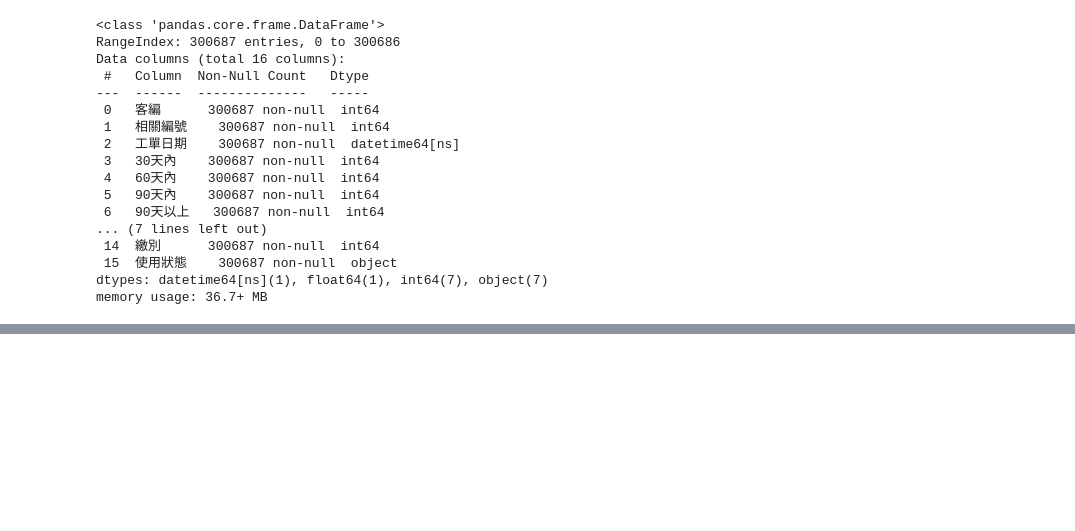
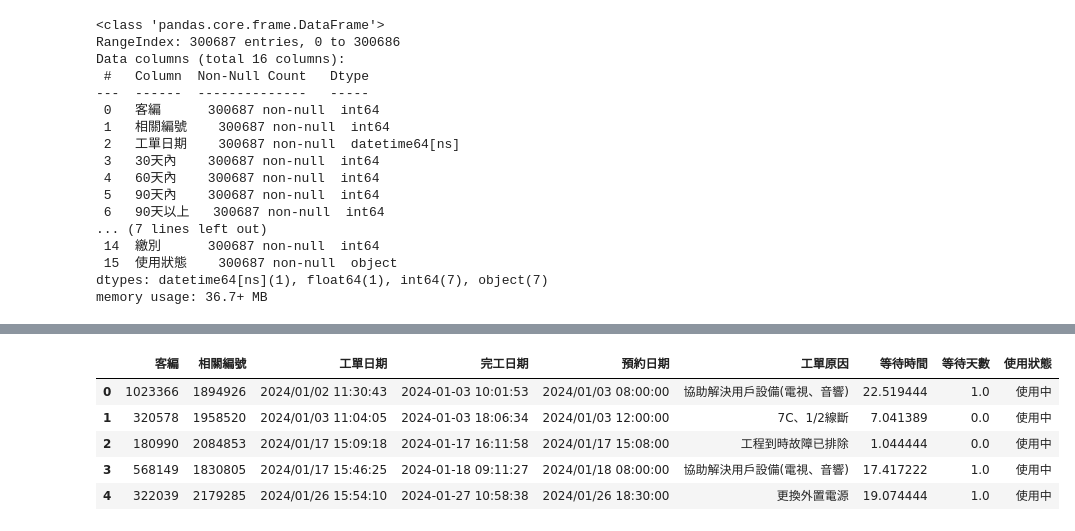
Before and after one commit to Kevinlo937/cord-cutting-predicated, a Jupyter notebook: topMSO_Dataset.ipynb, the cells around one changed output, grey strips where cells are left out. Cells and saved outputs as stored; diff of their text form; code cells hidden in the pictures; blank space fills up the shorter version.

```diff
--- a/topMSO_Dataset.ipynb
+++ b/topMSO_Dataset.ipynb
@@ -544,0 +547,37 @@ ds_doService_combo.to_csv('ds_doService_combo.csv', index=False, sep='^')
+# %%
+# 以 '完工日期' 內之日期為基礎，僅保留2024年資料
+
+print("=== 篩選2024年完工日期資料 ===")
+print(f"篩選前資料筆數: {len(ds_doService)}")
+
+# 轉換完工日期為datetime格式
+ds_doService['完工日期'] = pd.to_datetime(ds_doService['完工日期'], format='%Y/%m/%d %H:%M:%S', errors='coerce')
+
+# 檢查完工日期的年份分布
+print("\n完工日期年份分布:")
+year_counts = ds_doService['完工日期'].dt.year.value_counts().sort_index()
+print(year_counts)
+
+# 篩選2024年的資料
+ds_doService = ds_doService[ds_doService['完工日期'].dt.year == 2024]
+
+print(f"\n篩選後資料筆數: {len(ds_doService)}")
+print(f"刪除資料筆數: {len(ds_doService) - len(ds_doService)}")
+
+# 檢查篩選後的完工日期範圍
+if len(ds_doService) > 0:
+    print(f"\n2024年完工日期範圍:")
+    print(f"最早日期: {ds_doService['完工日期'].min()}")
+    print(f"最晚日期: {ds_doService['完工日期'].max()}")
+
+    # 月份分布
+    print("\n2024年各月份分布:")
+    month_counts = ds_doService['完工日期'].dt.month.value_counts().sort_index()
+    print(month_counts)
+else:
+    print("❌ 警告：篩選後沒有2024年的資料！")
+
+# 重設索引
+ds_doService = ds_doService.reset_index(drop=True)
+
+print("✅ 2024年資料篩選完成")
@@ -544,0 +602,9 @@ ds_doService_combo.to_csv('ds_doService_combo.csv', index=False, sep='^')
+# %%
+ds_doService.head()
+# %% [output]
+|  | 客編 | 相關編號 | 工單日期 | 完工日期 | 預約日期 | 工單原因 | 等待時間 | 等待天數 | 使用狀態 |
+| 0 | 1023366 | 1894926 | 2024/01/02 11:30:43 | 2024-01-03 10:01:53 | 2024/01/03 08:00:00 | 協助解決用戶設備(電視、音響) | 22.519444 | 1.0 | 使用中 |
+| 1 | 320578 | 1958520 | 2024/01/03 11:04:05 | 2024-01-03 18:06:34 | 2024/01/03 12:00:00 | 7C、1/2線斷 | 7.041389 | 0.0 | 使用中 |
+| 2 | 180990 | 2084853 | 2024/01/17 15:09:18 | 2024-01-17 16:11:58 | 2024/01/17 15:08:00 | 工程到時故障已排除 | 1.044444 | 0.0 | 使用中 |
+| 3 | 568149 | 1830805 | 2024/01/17 15:46:25 | 2024-01-18 09:11:27 | 2024/01/18 08:00:00 | 協助解決用戶設備(電視、音響) | 17.417222 | 1.0 | 使用中 |
+| 4 | 322039 | 2179285 | 2024/01/26 15:54:10 | 2024-01-27 10:58:38 | 2024/01/26 18:30:00 | 更換外置電源 | 19.074444 | 1.0 | 使用中 |
```
Also changed, not shown: parts of 21 cells of this notebook, 4 other files.
